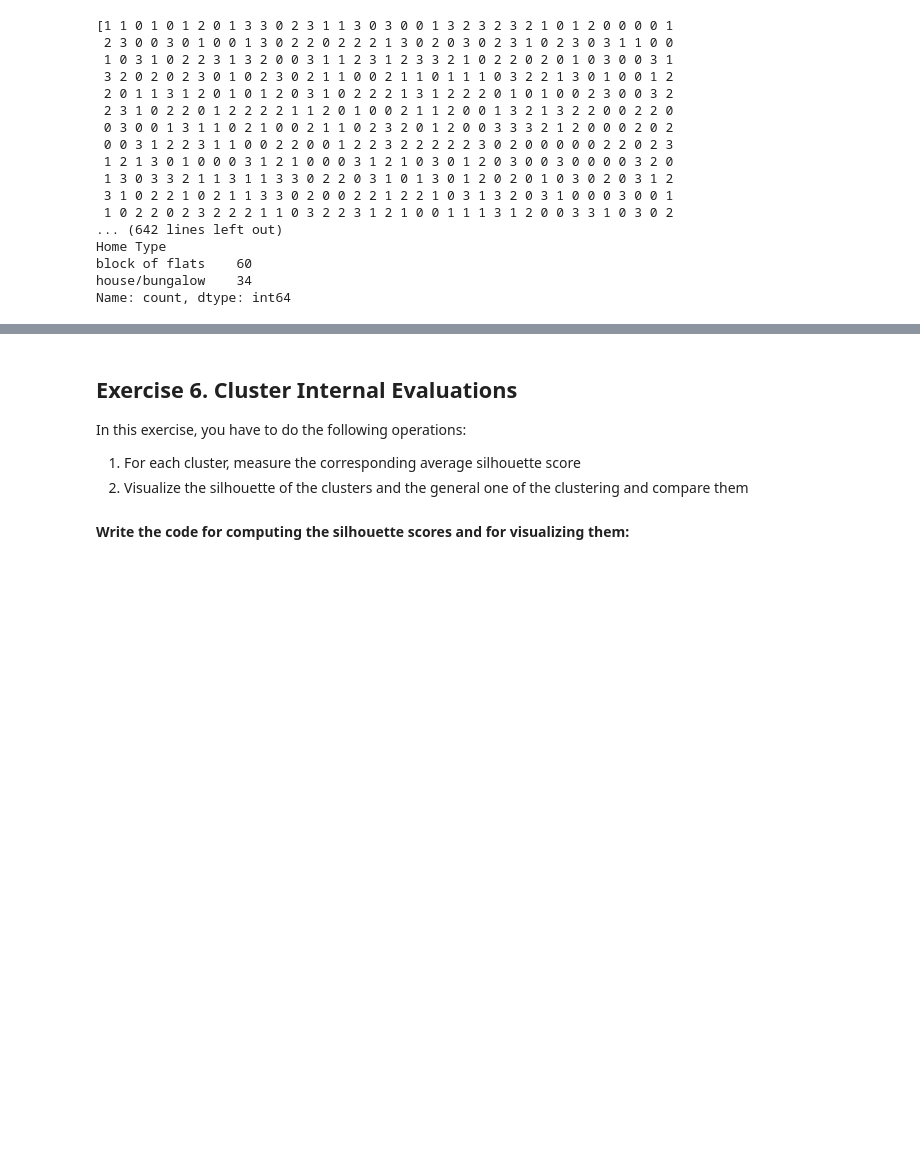
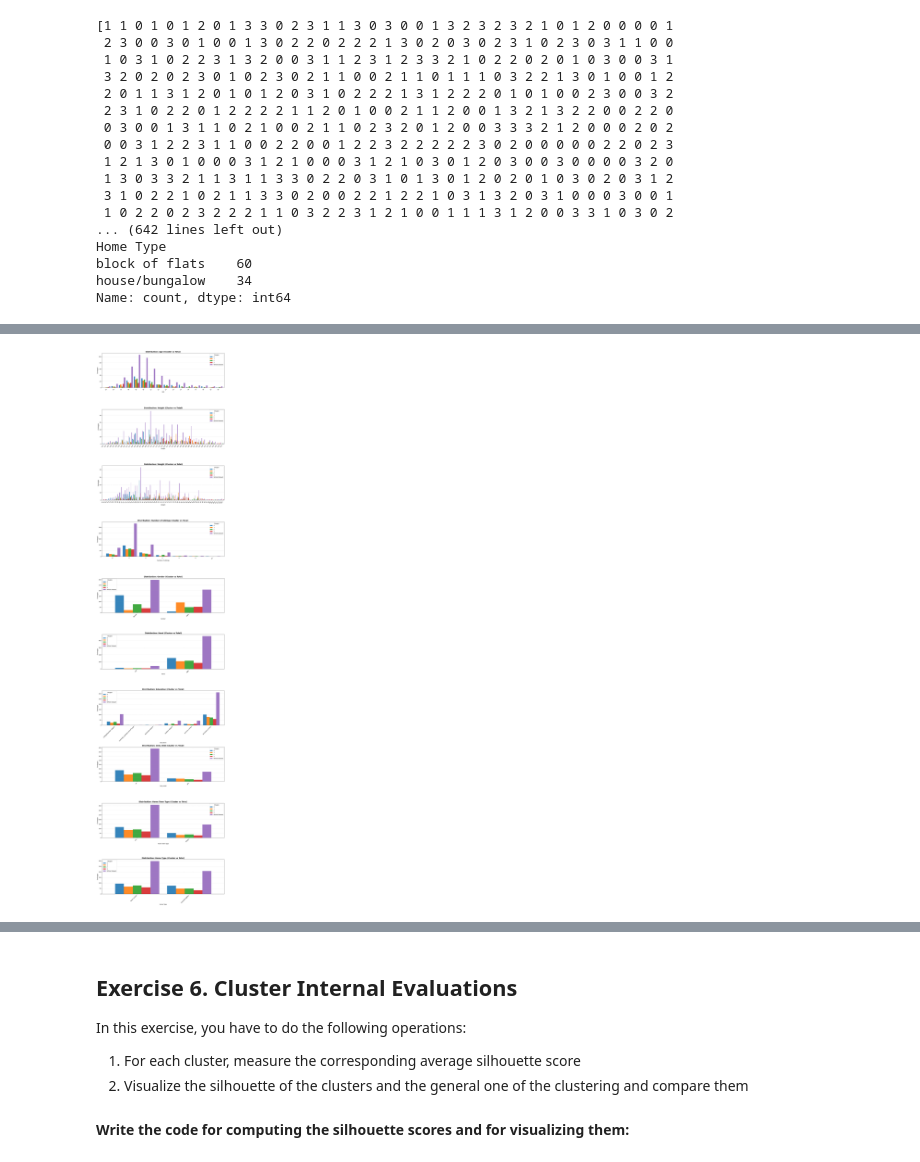
Before and after one commit to leonardopassafiume/PCA_Analysis, a Jupyter notebook: HWpca_Baiocchi_Passafiume.ipynb, the cells around one changed output, grey strips where cells are left out. Saved outputs shown, nothing was run; the diff lists cells and outputs as text; code cells hidden in the pictures; blank space fills up the shorter version.

```diff
--- a/HWpca_Baiocchi_Passafiume.ipynb
+++ b/HWpca_Baiocchi_Passafiume.ipynb
@@ -860,7 +816,8 @@ responses_lb_pp = pd.DataFrame(data=responses_lb_pp, columns=responses_lb_enc.co
 # %%
+all_labels = responses_lb.columns
 print(cluster_labels)
 #print(centroids)
-for label in labels_subset:
+for label in all_labels:
 #print(responses_lb_pp['Age'].iloc[0])
 
     print(f"--- Label {label} ---")
@@ -934,0 +852,46 @@ plt.show()
+# %%
+import matplotlib.pyplot as plt
+import pandas as pd
+
+# 1. Impostiamo la figura
+n_rows = len(all_labels)
+fig, axes = plt.subplots(nrows=n_rows, ncols=1, figsize=(14, 6 * n_rows))
+
+if n_rows == 1:
+    axes = [axes]
+
+# 2. Ciclo su ogni variabile
+for i, col_name in enumerate(all_labels):
+    ax = axes[i]
+
+    # --- STEP A: Creiamo la Crosstab per i Cluster ---
+    # Conta quanti elementi ci sono per ogni valore, divisi per cluster
+    ct = pd.crosstab(responses_lb[col_name], cluster_labels)
+
+    # --- STEP B: Aggiungiamo il 'Whole Dataset' ---
+    # Calcoliamo il totale per quella variabile (senza distinzione di cluster)
+    total_counts = responses_lb[col_name].value_counts().sort_index()
+
+    # Aggiungiamo questa serie come una nuova colonna alla tabella 'ct'
+    ct['Whole Dataset'] = total_counts
+
+    # --- STEP C: Plotting ---
+    # 'width=0.85' rende le barre più spesse per riempire lo spazio
+    ct.plot(kind='bar', ax=ax, width=0.85, alpha=0.9)
+
+    # Estetica
+    ax.set_title(f"Distribution: {col_name} (Cluster vs Total)", fontsize=14, fontweight='bold')
+    ax.set_ylabel("Count")
+    ax.set_xlabel(col_name)
+
+    # Legenda: Spostiamola fuori se copre i dati, o in alto a destra
+    ax.legend(title='Group', loc='best')
+    ax.grid(axis='y', linestyle='--', alpha=0.5)
+
+    # Ruota etichette asse X per leggibilità
+    plt.setp(ax.get_xticklabels(), rotation=45, ha='right')
+
+plt.tight_layout()
+plt.show()
+# %% [output]
+[figure, added]
```
Also changed, not shown: parts of 8 cells of this notebook.
